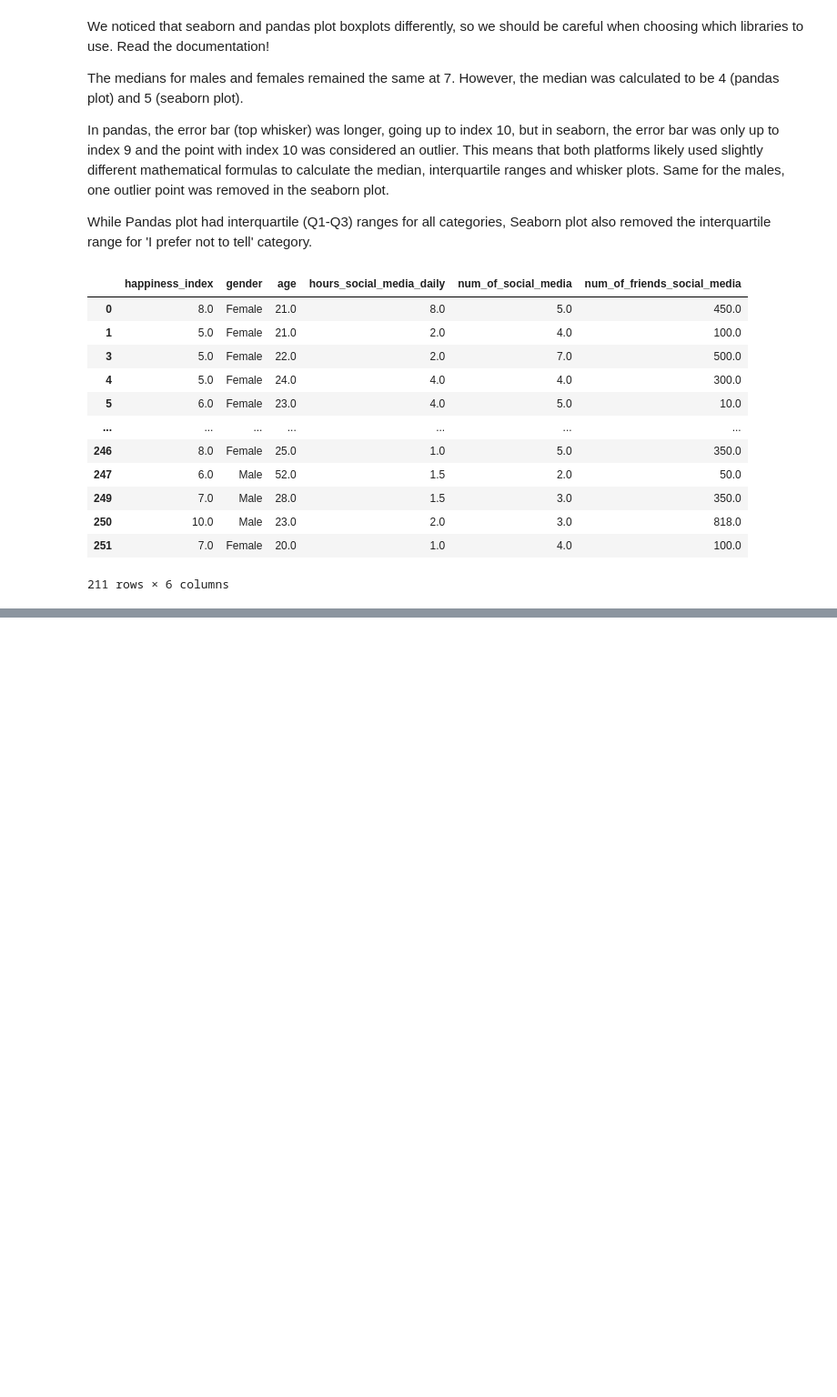
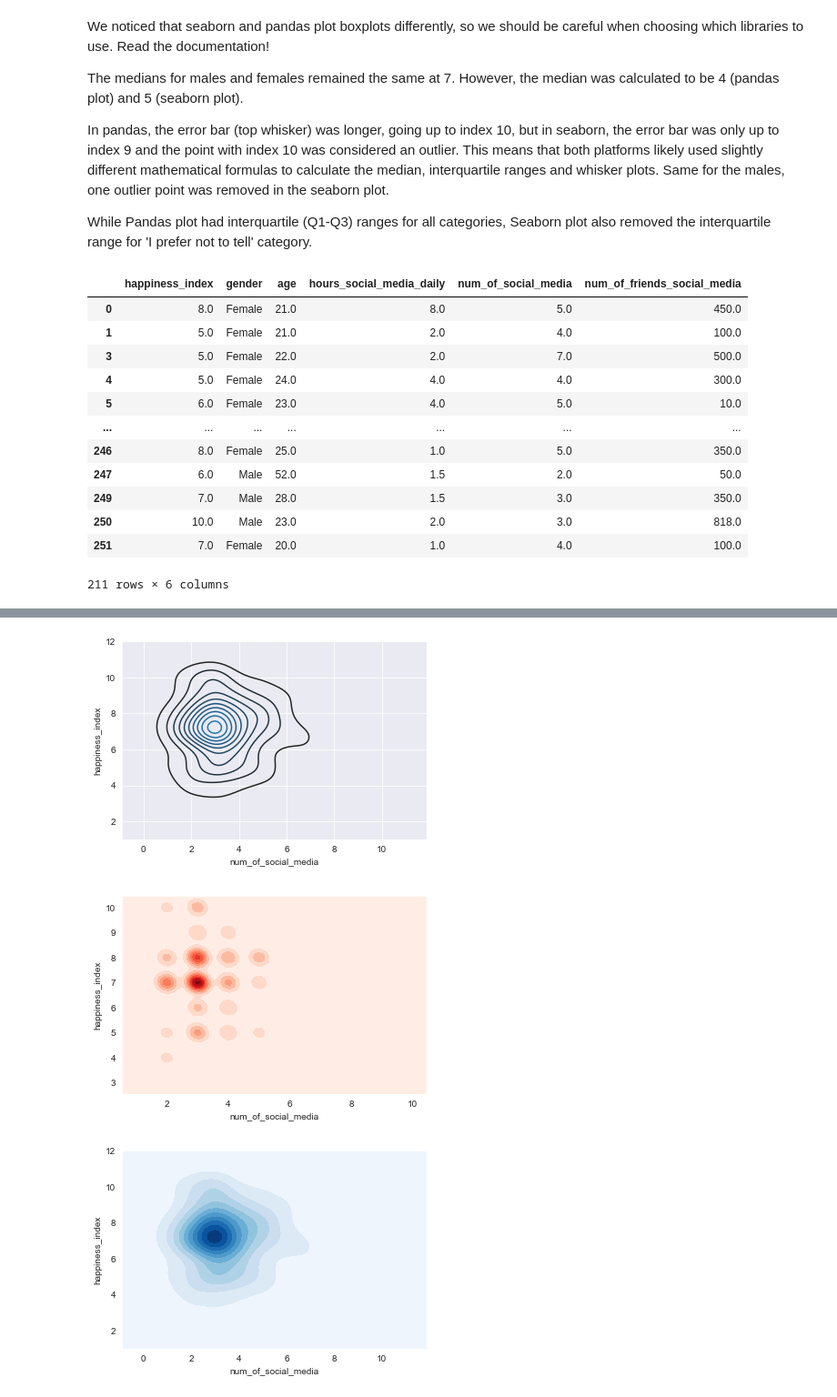
Before and after one commit to AllardQuek/The-pursuit-of-Happiness, a Jupyter notebook: Social_Media_and_Happiness.ipynb, the cells around one changed output, grey strips where cells are left out. Shown: that part at 91% size. Drawn from its saved outputs; the diff is of its cells as text; code cells hidden in the pictures; blank space fills up the shorter version.

```diff
--- a/Social_Media_and_Happiness.ipynb
+++ b/Social_Media_and_Happiness.ipynb
@@ -325,0 +407,20 @@ sub_df
+# %%
+# https://python-graph-gallery.com/1136-2/
+import seaborn as sns
+
+# Basic 2D density plot
+sns.set_style("darkgrid")
+sns.kdeplot(x, y)
+plt.show()
+
+# Custom it with the same argument as 1D density plot
+sns.kdeplot(x, y, cmap="Reds", shade=True, bw=.15)
+plt.show()
+
+# Some features are characteristic of 2D: color palette and wether or not color the lowest range
+sns.kdeplot(x, y, cmap="Blues", shade=True, shade_lowest=True, )
+plt.show()
+# %% [output]
+[figure, added]
+[figure, added]
+[figure, added]
```
Also changed, not shown: parts of 13 cells of this notebook.
